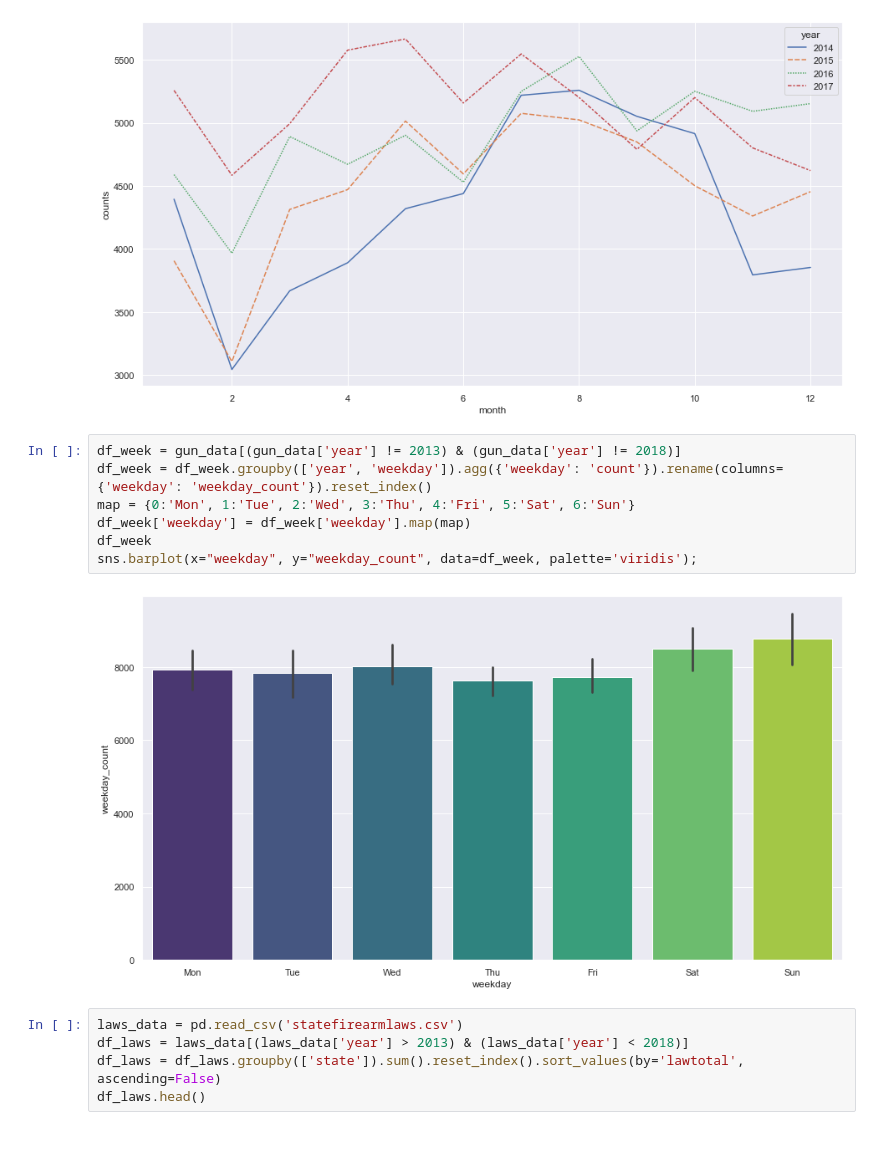
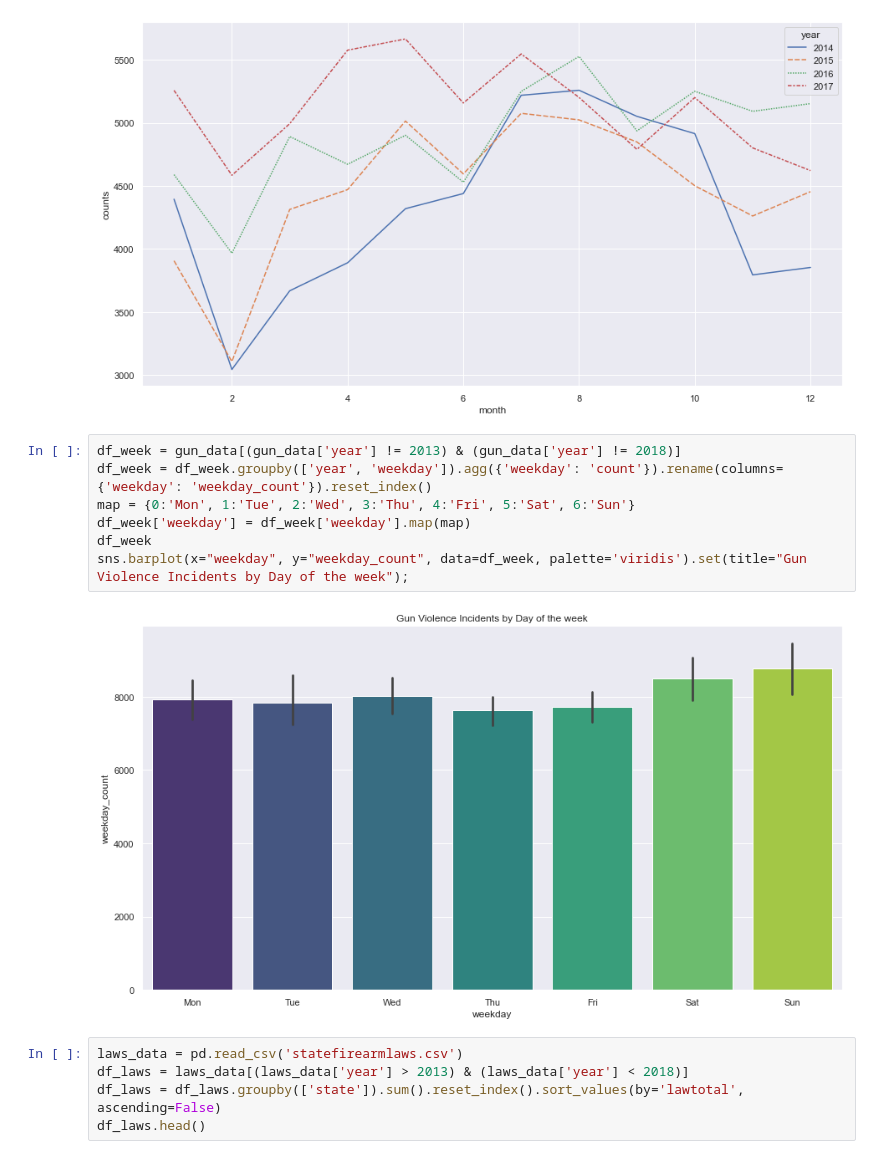
Before and after one commit to uic-cs418/cs418-spring22-purple, a Jupyter notebook: group_gun_violence_EDA.ipynb, the cells around one changed output. Drawn from its saved outputs; the diff is of its cells as text.

```diff
--- a/group_gun_violence_EDA.ipynb
+++ b/group_gun_violence_EDA.ipynb
@@ -71,12 +71,12 @@ Text(0, 0.5, 'counts')
 # %%
 df_week = gun_data[(gun_data['year'] != 2013) & (gun_data['year'] != 2018)]
 df_week = df_week.groupby(['year', 'weekday']).agg({'weekday': 'count'}).rename(columns={'weekday': 'weekday_count'}).reset_index()
 map = {0:'Mon', 1:'Tue', 2:'Wed', 3:'Thu', 4:'Fri', 5:'Sat', 6:'Sun'}
 df_week['weekday'] = df_week['weekday'].map(map)
 df_week
-sns.barplot(x="weekday", y="weekday_count", data=df_week, palette='viridis');
+sns.barplot(x="weekday", y="weekday_count", data=df_week, palette='viridis').set(title="Gun Violence Incidents by Day of the week");
 # %% [output]
-[figure, old version]
+[figure, new version]
 # %%
 laws_data = pd.read_csv('statefirearmlaws.csv')
 df_laws = laws_data[(laws_data['year'] > 2013) & (laws_data['year'] < 2018)]
```
Also changed, not shown: parts of 3 cells of this notebook.
